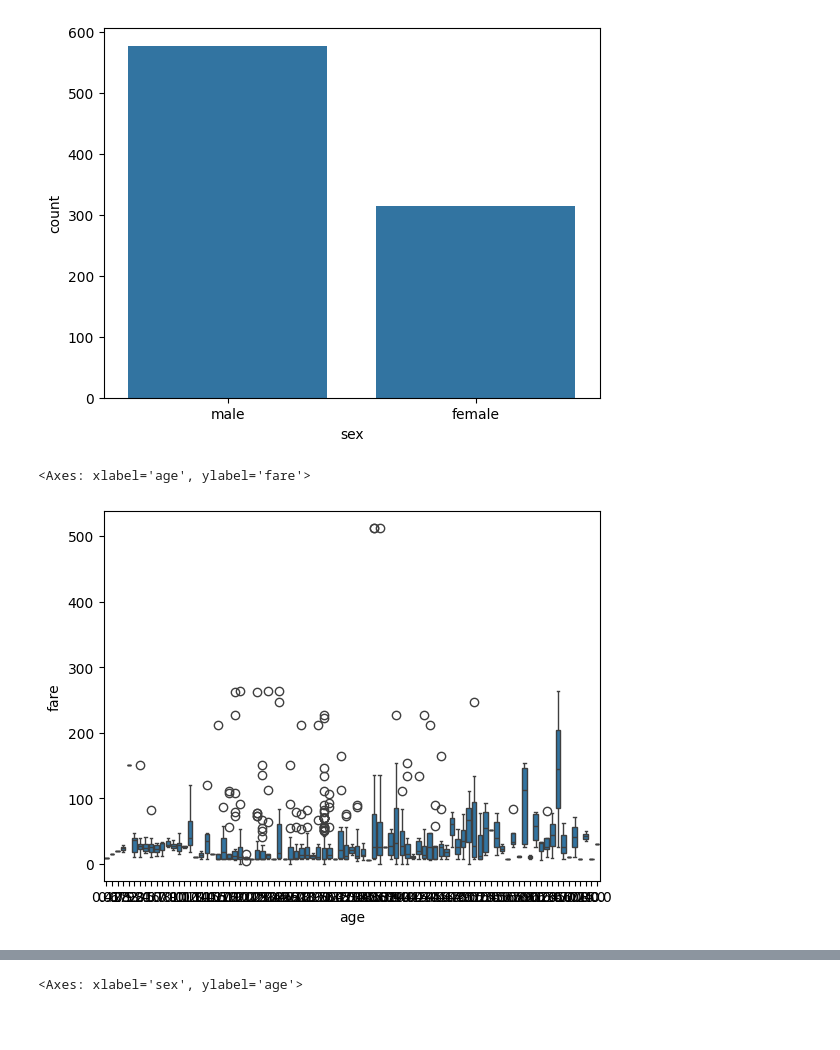
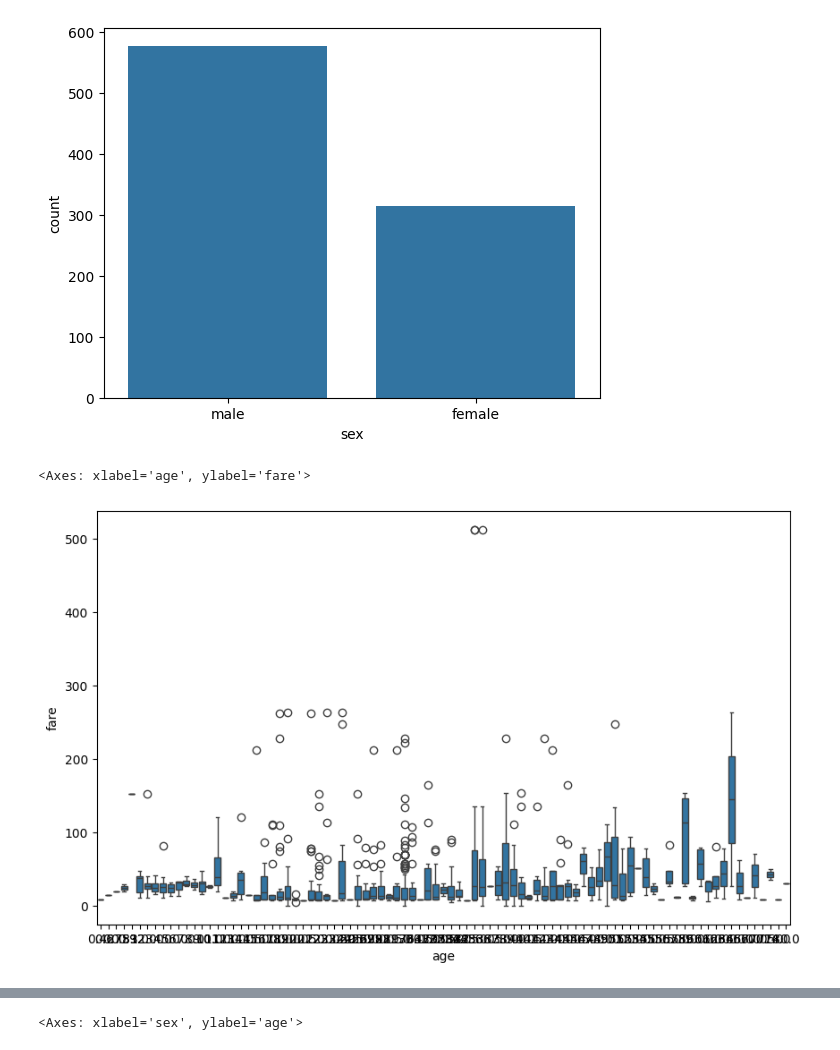
Before and after one commit to DarkGuardian641/Machine-Learning-Projects, a Jupyter notebook: Data Science Practice/Assignment 8/assignment8.ipynb, the cells around one changed output, grey strips where cells are left out. Saved outputs shown, nothing was run; the diff lists cells and outputs as text; code cells hidden in the pictures; blank space fills up the shorter version.

```diff
--- a/Data Science Practice/Assignment 8/assignment8.ipynb
+++ b/Data Science Practice/Assignment 8/assignment8.ipynb
@@ -139,7 +132,9 @@ sns.countplot(x='sex', data=df)
 <Axes: xlabel='sex', ylabel='count'>
 [figure]
 # %%
+# Boxplot
+plt.figure(figsize=(10, 6))
 sns.boxplot(x=df['age'], y=df['fare'])
 # %% [output]
 <Axes: xlabel='age', ylabel='fare'>
-[figure, old version]
+[figure, new version]
```
Also changed, not shown: parts of 33 cells of this notebook, 2 other files.
